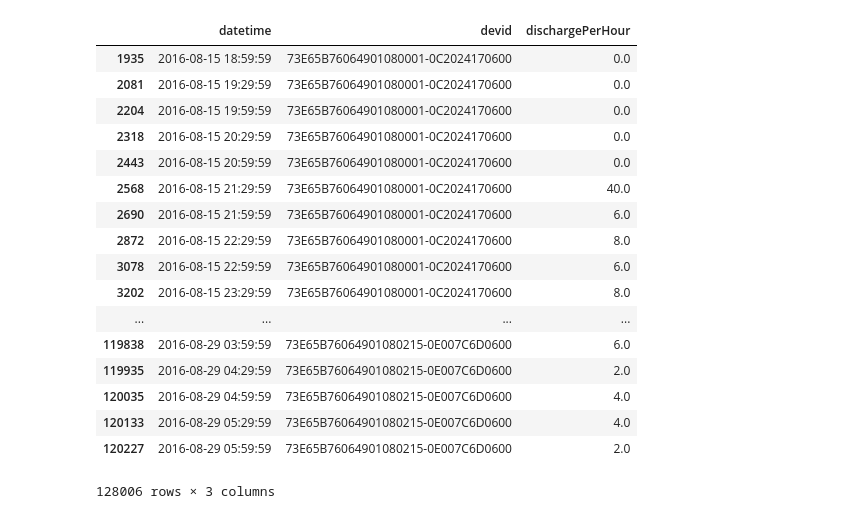
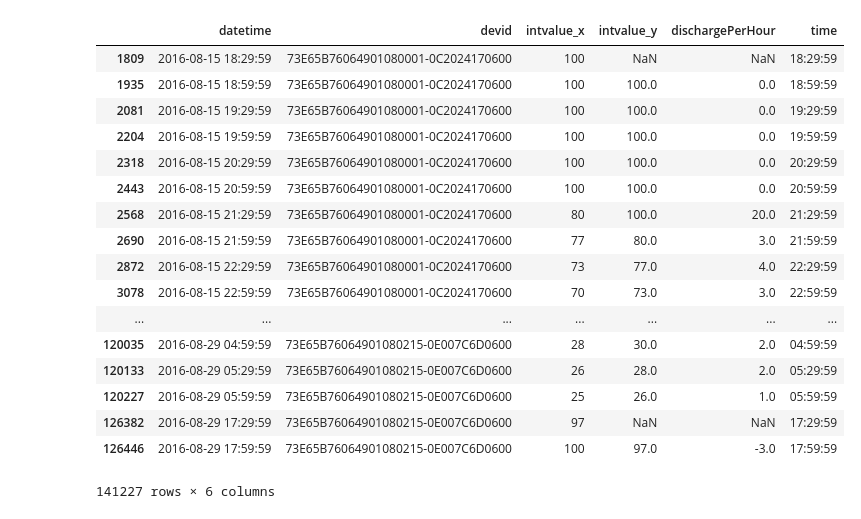
Before and after one commit to pabloelustondo/Data-Insights, a Jupyter notebook: sml/pyh/AverageDischargeRate.ipynb, the cells around one changed output. Cells and saved outputs as stored; diff of their text form; code cells hidden in the pictures.

```diff
--- a/sml/pyh/AverageDischargeRate.ipynb
+++ b/sml/pyh/AverageDischargeRate.ipynb
@@ -15,32 +18,38 @@ df2 = pd.DataFrame(data)
 df['datetime'] = pd.to_datetime(df['datetime'], format='%Y-%m-%d %H:%M:%S') - datetime.timedelta(minutes = 30)
 df2['datetime'] = pd.to_datetime(df2['datetime'], format='%Y-%m-%d %H:%M:%S')
 # %%
+#reformat data
+
 df3 = pd.merge(df, df2, on=['datetime', 'devid'], how='left')
 df3['datetime'] = df3['datetime']+datetime.timedelta(minutes = 30)
 df3.drop(['stattype_x', 'stattype_y'], axis = 1, inplace = True)
-df3['dischargePerHour'] = (df3["intvalue_y"] - df3["intvalue_x"])*2
+df3['dischargePerHour'] = df3["intvalue_y"] - df3["intvalue_x"]
+df3['time'] = df3['datetime'].dt.time
+df3 = df3.sort_values(['devid', 'datetime'])
+df3
+# %% [output]
+|  | datetime | devid | intvalue_x | intvalue_y | dischargePerHour | time |
+| 1809 | 2016-08-15 18:29:59 | 73E65B76064901080001-0C2024170600 | 100 | NaN | NaN | 18:29:59 |
+| 1935 | 2016-08-15 18:59:59 | 73E65B76064901080001-0C2024170600 | 100 | 100.0 | 0.0 | 18:59:59 |
+| 2081 | 2016-08-15 19:29:59 | 73E65B76064901080001-0C2024170600 | 100 | 100.0 | 0.0 | 19:29:59 |
+| 2204 | 2016-08-15 19:59:59 | 73E65B76064901080001-0C2024170600 | 100 | 100.0 | 0.0 | 19:59:59 |
+| 2318 | 2016-08-15 20:29:59 | 73E65B76064901080001-0C2024170600 | 100 | 100.0 | 0.0 | 20:29:59 |
+| 2443 | 2016-08-15 20:59:59 | 73E65B76064901080001-0C2024170600 | 100 | 100.0 | 0.0 | 20:59:59 |
+| 2568 | 2016-08-15 21:29:59 | 73E65B76064901080001-0C2024170600 | 80 | 100.0 | 20.0 | 21:29:59 |
+| 2690 | 2016-08-15 21:59:59 | 73E65B76064901080001-0C2024170600 | 77 | 80.0 | 3.0 | 21:59:59 |
+| 2872 | 2016-08-15 22:29:59 | 73E65B76064901080001-0C2024170600 | 73 | 77.0 | 4.0 | 22:29:59 |
+| 3078 | 2016-08-15 22:59:59 | 73E65B76064901080001-0C2024170600 | 70 | 73.0 | 3.0 | 22:59:59 |
+| ... | ... | ... | ... | ... | ... | ... |
+| 120035 | 2016-08-29 04:59:59 | 73E65B76064901080215-0E007C6D0600 | 28 | 30.0 | 2.0 | 04:59:59 |
+| 120133 | 2016-08-29 05:29:59 | 73E65B76064901080215-0E007C6D0600 | 26 | 28.0 | 2.0 | 05:29:59 |
+| 120227 | 2016-08-29 05:59:59 | 73E65B76064901080215-0E007C6D0600 | 25 | 26.0 | 1.0 | 05:59:59 |
+| 126382 | 2016-08-29 17:29:59 | 73E65B76064901080215-0E007C6D0600 | 97 | NaN | NaN | 17:29:59 |
+| 126446 | 2016-08-29 17:59:59 | 73E65B76064901080215-0E007C6D0600 | 100 | 97.0 | -3.0 | 17:59:59 |
+141227 rows × 6 columns
 # %%
-df3 = df3.sort_values(['devid', 'datetime'])
-df3 = df3[df3['dischargePerHour'] >= 0]
-df3.drop(['intvalue_x', 'intvalue_y'], axis = 1, inplace = True)
-df3
+#filter data
+df3 = df3[df3['dischargePerHour'] > 0]
+df3 = df3[df3['intvalue_x'] < 100]
+df3 = df3[df3['time']>=start]
+#df3.drop(['intvalue_x', 'intvalue_y'], axis = 1, inplace = True)
-# %% [output]
-|  | datetime | devid | dischargePerHour |
-| 1935 | 2016-08-15 18:59:59 | 73E65B76064901080001-0C2024170600 | 0.0 |
-| 2081 | 2016-08-15 19:29:59 | 73E65B76064901080001-0C2024170600 | 0.0 |
-| 2204 | 2016-08-15 19:59:59 | 73E65B76064901080001-0C2024170600 | 0.0 |
-| 2318 | 2016-08-15 20:29:59 | 73E65B76064901080001-0C2024170600 | 0.0 |
-| 2443 | 2016-08-15 20:59:59 | 73E65B76064901080001-0C2024170600 | 0.0 |
-| 2568 | 2016-08-15 21:29:59 | 73E65B76064901080001-0C2024170600 | 40.0 |
-| 2690 | 2016-08-15 21:59:59 | 73E65B76064901080001-0C2024170600 | 6.0 |
-| 2872 | 2016-08-15 22:29:59 | 73E65B76064901080001-0C2024170600 | 8.0 |
-| 3078 | 2016-08-15 22:59:59 | 73E65B76064901080001-0C2024170600 | 6.0 |
-| 3202 | 2016-08-15 23:29:59 | 73E65B76064901080001-0C2024170600 | 8.0 |
-| ... | ... | ... | ... |
-| 119838 | 2016-08-29 03:59:59 | 73E65B76064901080215-0E007C6D0600 | 6.0 |
-| 119935 | 2016-08-29 04:29:59 | 73E65B76064901080215-0E007C6D0600 | 2.0 |
-| 120035 | 2016-08-29 04:59:59 | 73E65B76064901080215-0E007C6D0600 | 4.0 |
-| 120133 | 2016-08-29 05:29:59 | 73E65B76064901080215-0E007C6D0600 | 4.0 |
-| 120227 | 2016-08-29 05:59:59 | 73E65B76064901080215-0E007C6D0600 | 2.0 |
-128006 rows × 3 columns
 # %%
```
Also changed, not shown: parts of 5 cells of this notebook, 17 other files.
